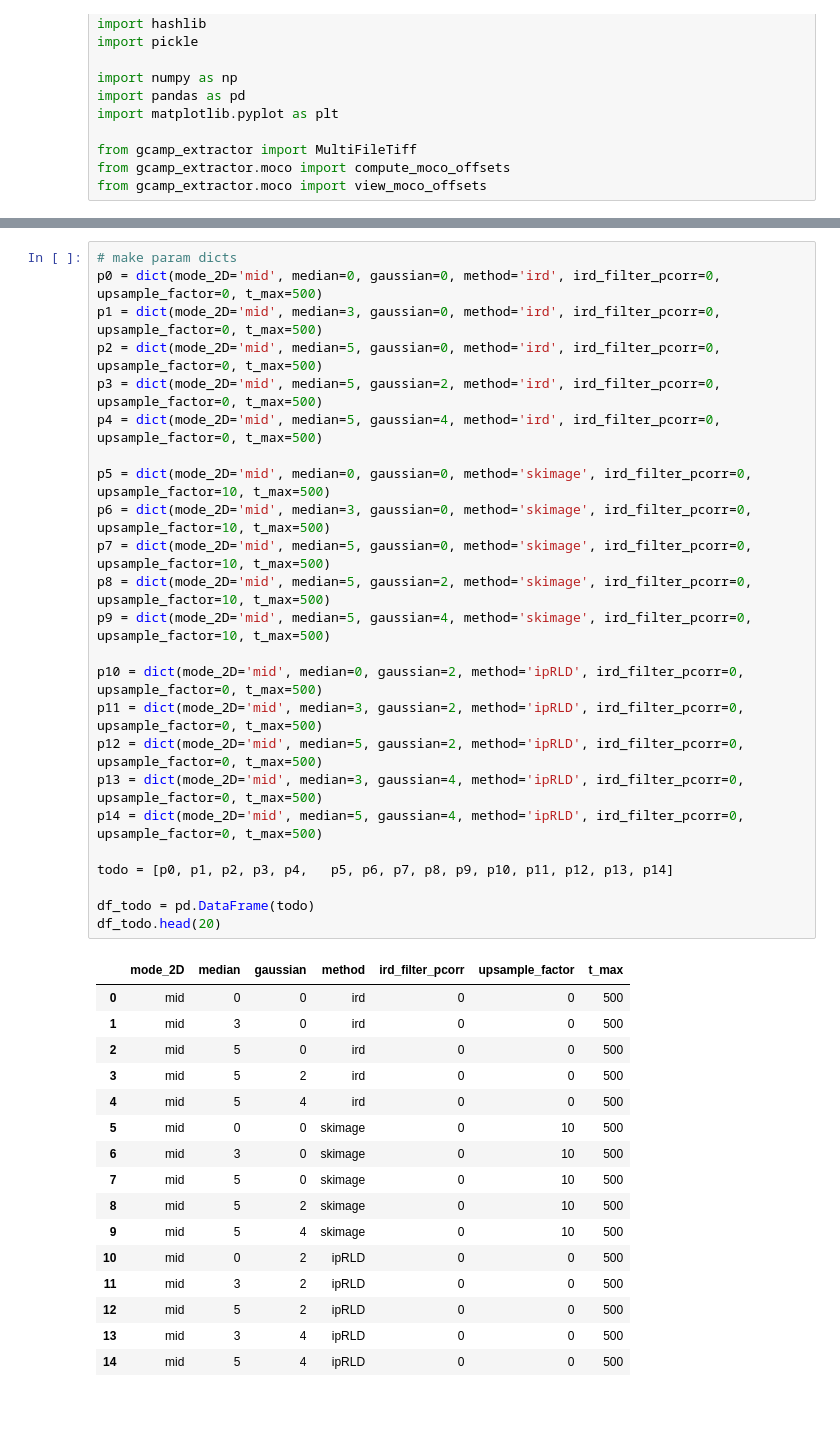
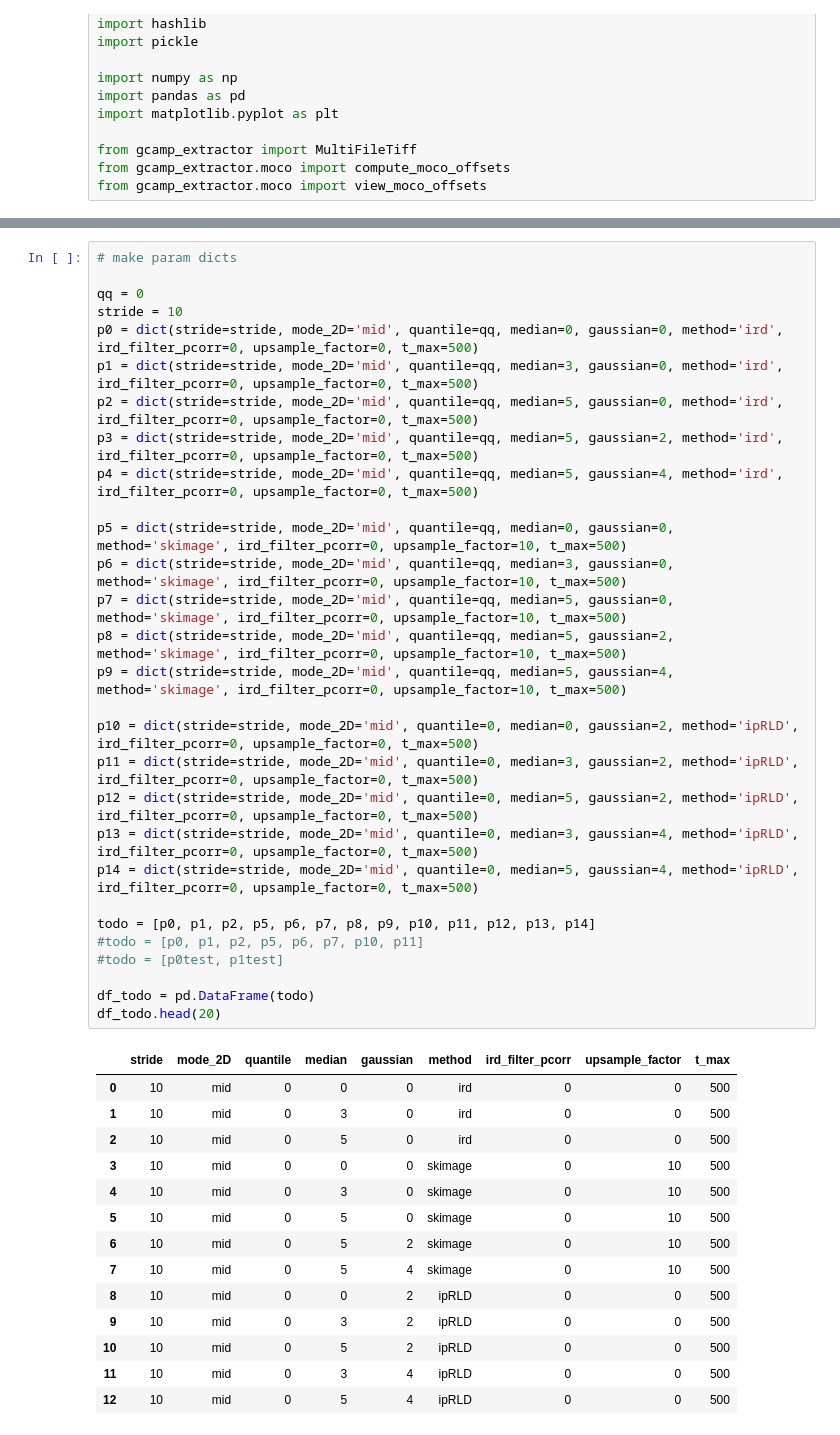
Before and after one commit to focolab/eats-worm, a Jupyter notebook: sandbox/moco_foray.ipynb, the cells around one changed output, grey strips where cells are left out. Saved outputs shown, nothing was run; the diff lists cells and outputs as text; blank space fills up the shorter version.

Commit message:
moco stride option

```diff
--- a/sandbox/moco_foray.ipynb
+++ b/sandbox/moco_foray.ipynb
@@ -55,43 +56,46 @@ mft = MultiFileTiff(output_dir=output_dir, **params_mft)
 # %%
 # make param dicts
-p0 = dict(mode_2D='mid', median=0, gaussian=0, method='ird', ird_filter_pcorr=0, upsample_factor=0, t_max=500)
-p1 = dict(mode_2D='mid', median=3, gaussian=0, method='ird', ird_filter_pcorr=0, upsample_factor=0, t_max=500)
-p2 = dict(mode_2D='mid', median=5, gaussian=0, method='ird', ird_filter_pcorr=0, upsample_factor=0, t_max=500)
-p3 = dict(mode_2D='mid', median=5, gaussian=2, method='ird', ird_filter_pcorr=0, upsample_factor=0, t_max=500)
-p4 = dict(mode_2D='mid', median=5, gaussian=4, method='ird', ird_filter_pcorr=0, upsample_factor=0, t_max=500)
 
-p5 = dict(mode_2D='mid', median=0, gaussian=0, method='skimage', ird_filter_pcorr=0, upsample_factor=10, t_max=500)
-p6 = dict(mode_2D='mid', median=3, gaussian=0, method='skimage', ird_filter_pcorr=0, upsample_factor=10, t_max=500)
-p7 = dict(mode_2D='mid', median=5, gaussian=0, method='skimage', ird_filter_pcorr=0, upsample_factor=10, t_max=500)
-p8 = dict(mode_2D='mid', median=5, gaussian=2, method='skimage', ird_filter_pcorr=0, upsample_factor=10, t_max=500)
-p9 = dict(mode_2D='mid', median=5, gaussian=4, method='skimage', ird_filter_pcorr=0, upsample_factor=10, t_max=500)
+qq = 0
+stride = 10
+p0 = dict(stride=stride, mode_2D='mid', quantile=qq, median=0, gaussian=0, method='ird', ird_filter_pcorr=0, upsample_factor=0, t_max=500)
+p1 = dict(stride=stride, mode_2D='mid', quantile=qq, median=3, gaussian=0, method='ird', ird_filter_pcorr=0, upsample_factor=0, t_max=500)
+p2 = dict(stride=stride, mode_2D='mid', quantile=qq, median=5, gaussian=0, method='ird', ird_filter_pcorr=0, upsample_factor=0, t_max=500)
+p3 = dict(stride=stride, mode_2D='mid', quantile=qq, median=5, gaussian=2, method='ird', ird_filter_pcorr=0, upsample_factor=0, t_max=500)
+p4 = dict(stride=stride, mode_2D='mid', quantile=qq, median=5, gaussian=4, method='ird', ird_filter_pcorr=0, upsample_factor=0, t_max=500)
 
-p10 = dict(mode_2D='mid', median=0, gaussian=2, method='ipRLD', ird_filter_pcorr=0, upsample_factor=0, t_max=500)
-p11 = dict(mode_2D='mid', median=3, gaussian=2, method='ipRLD', ird_filter_pcorr=0, upsample_factor=0, t_max=500)
-p12 = dict(mode_2D='mid', median=5, gaussian=2, method='ipRLD', ird_filter_pcorr=0, upsample_factor=0, t_max=500)
-p13 = dict(mode_2D='mid', median=3, gaussian=4, method='ipRLD', ird_filter_pcorr=0, upsample_factor=0, t_max=500)
-p14 = dict(mode_2D='mid', median=5, gaussian=4, method='ipRLD', ird_filter_pcorr=0, upsample_factor=0, t_max=500)
+p5 = dict(stride=stride, mode_2D='mid', quantile=qq, median=0, gaussian=0, method='skimage', ird_filter_pcorr=0, upsample_factor=10, t_max=500)
+p6 = dict(stride=stride, mode_2D='mid', quantile=qq, median=3, gaussian=0, method='skimage', ird_filter_pcorr=0, upsample_factor=10, t_max=500)
+p7 = dict(stride=stride, mode_2D='mid', quantile=qq, median=5, gaussian=0, method='skimage', ird_filter_pcorr=0, upsample_factor=10, t_max=500)
+p8 = dict(stride=stride, mode_2D='mid', quantile=qq, median=5, gaussian=2, method='skimage', ird_filter_pcorr=0, upsample_factor=10, t_max=500)
+p9 = dict(stride=stride, mode_2D='mid', quantile=qq, median=5, gaussian=4, method='skimage', ird_filter_pcorr=0, upsample_factor=10, t_max=500)
 
-todo = [p0, p1, p2, p3, p4,   p5, p6, p7, p8, p9, p10, p11, p12, p13, p14]
+p10 = dict(stride=stride, mode_2D='mid', quantile=0, median=0, gaussian=2, method='ipRLD', ird_filter_pcorr=0, upsample_factor=0, t_max=500)
+p11 = dict(stride=stride, mode_2D='mid', quantile=0, median=3, gaussian=2, method='ipRLD', ird_filter_pcorr=0, upsample_factor=0, t_max=500)
+p12 = dict(stride=stride, mode_2D='mid', quantile=0, median=5, gaussian=2, method='ipRLD', ird_filter_pcorr=0, upsample_factor=0, t_max=500)
+p13 = dict(stride=stride, mode_2D='mid', quantile=0, median=3, gaussian=4, method='ipRLD', ird_filter_pcorr=0, upsample_factor=0, t_max=500)
+p14 = dict(stride=stride, mode_2D='mid', quantile=0, median=5, gaussian=4, method='ipRLD', ird_filter_pcorr=0, upsample_factor=0, t_max=500)
+
+todo = [p0, p1, p2, p5, p6, p7, p8, p9, p10, p11, p12, p13, p14]
+#todo = [p0, p1, p2, p5, p6, p7, p10, p11]
+#todo = [p0test, p1test]
 
 df_todo = pd.DataFrame(todo)
 df_todo.head(20)
 # %% [output]
-|  | mode_2D | median | gaussian | method | ird_filter_pcorr | upsample_factor | t_max |
-| 0 | mid | 0 | 0 | ird | 0 | 0 | 500 |
-| 1 | mid | 3 | 0 | ird | 0 | 0 | 500 |
-| 2 | mid | 5 | 0 | ird | 0 | 0 | 500 |
-| 3 | mid | 5 | 2 | ird | 0 | 0 | 500 |
-| 4 | mid | 5 | 4 | ird | 0 | 0 | 500 |
-| 5 | mid | 0 | 0 | skimage | 0 | 10 | 500 |
-| 6 | mid | 3 | 0 | skimage | 0 | 10 | 500 |
-| 7 | mid | 5 | 0 | skimage | 0 | 10 | 500 |
-| 8 | mid | 5 | 2 | skimage | 0 | 10 | 500 |
-| 9 | mid | 5 | 4 | skimage | 0 | 10 | 500 |
-| 10 | mid | 0 | 2 | ipRLD | 0 | 0 | 500 |
-| 11 | mid | 3 | 2 | ipRLD | 0 | 0 | 500 |
-| 12 | mid | 5 | 2 | ipRLD | 0 | 0 | 500 |
-| 13 | mid | 3 | 4 | ipRLD | 0 | 0 | 500 |
-| 14 | mid | 5 | 4 | ipRLD | 0 | 0 | 500 |
+|  | stride | mode_2D | quantile | median | gaussian | method | ird_filter_pcorr | upsample_factor | t_max |
+| 0 | 10 | mid | 0 | 0 | 0 | ird | 0 | 0 | 500 |
+| 1 | 10 | mid | 0 | 3 | 0 | ird | 0 | 0 | 500 |
+| 2 | 10 | mid | 0 | 5 | 0 | ird | 0 | 0 | 500 |
+| 3 | 10 | mid | 0 | 0 | 0 | skimage | 0 | 10 | 500 |
+| 4 | 10 | mid | 0 | 3 | 0 | skimage | 0 | 10 | 500 |
+| 5 | 10 | mid | 0 | 5 | 0 | skimage | 0 | 10 | 500 |
+| 6 | 10 | mid | 0 | 5 | 2 | skimage | 0 | 10 | 500 |
+| 7 | 10 | mid | 0 | 5 | 4 | skimage | 0 | 10 | 500 |
+| 8 | 10 | mid | 0 | 0 | 2 | ipRLD | 0 | 0 | 500 |
+| 9 | 10 | mid | 0 | 3 | 2 | ipRLD | 0 | 0 | 500 |
+| 10 | 10 | mid | 0 | 5 | 2 | ipRLD | 0 | 0 | 500 |
+| 11 | 10 | mid | 0 | 3 | 4 | ipRLD | 0 | 0 | 500 |
+| 12 | 10 | mid | 0 | 5 | 4 | ipRLD | 0 | 0 | 500 |
 # %%
 # compute offsets and dump to file, allowing re-load to avoid slow re-compute
```
Also changed, not shown: parts of 11 cells of this notebook, 1 other file.
